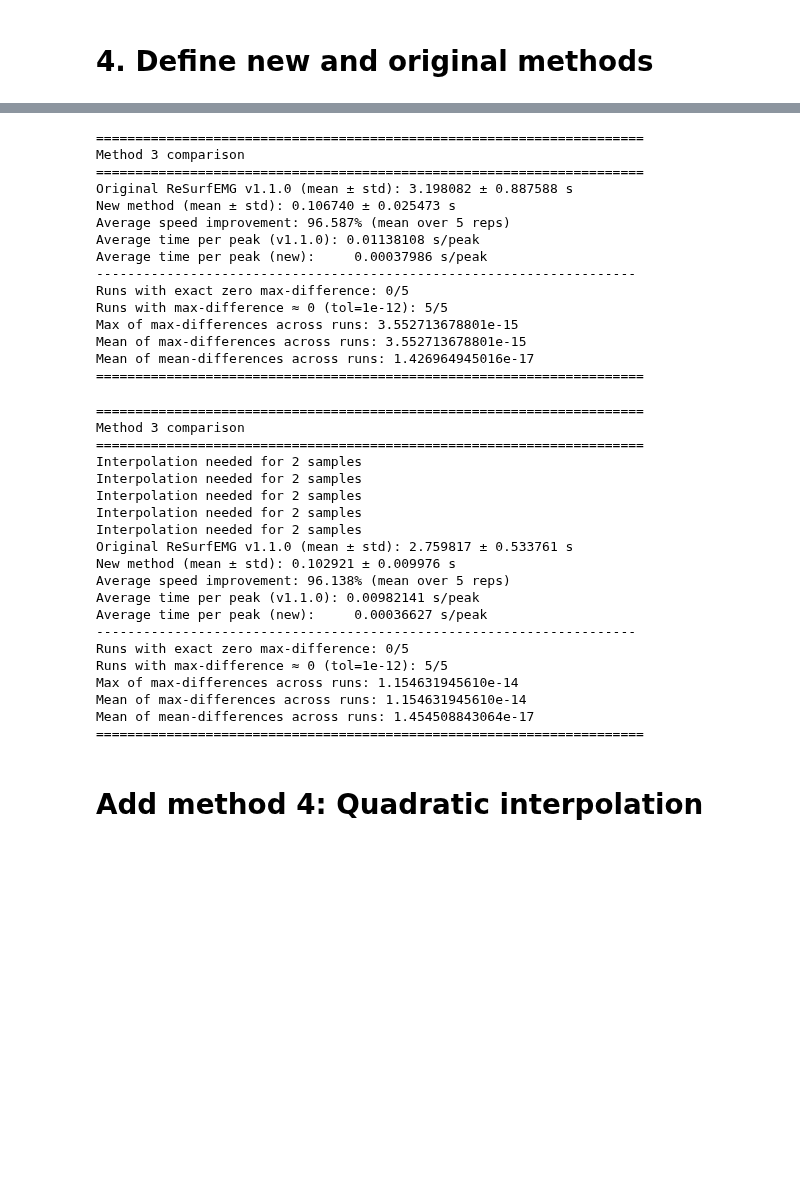
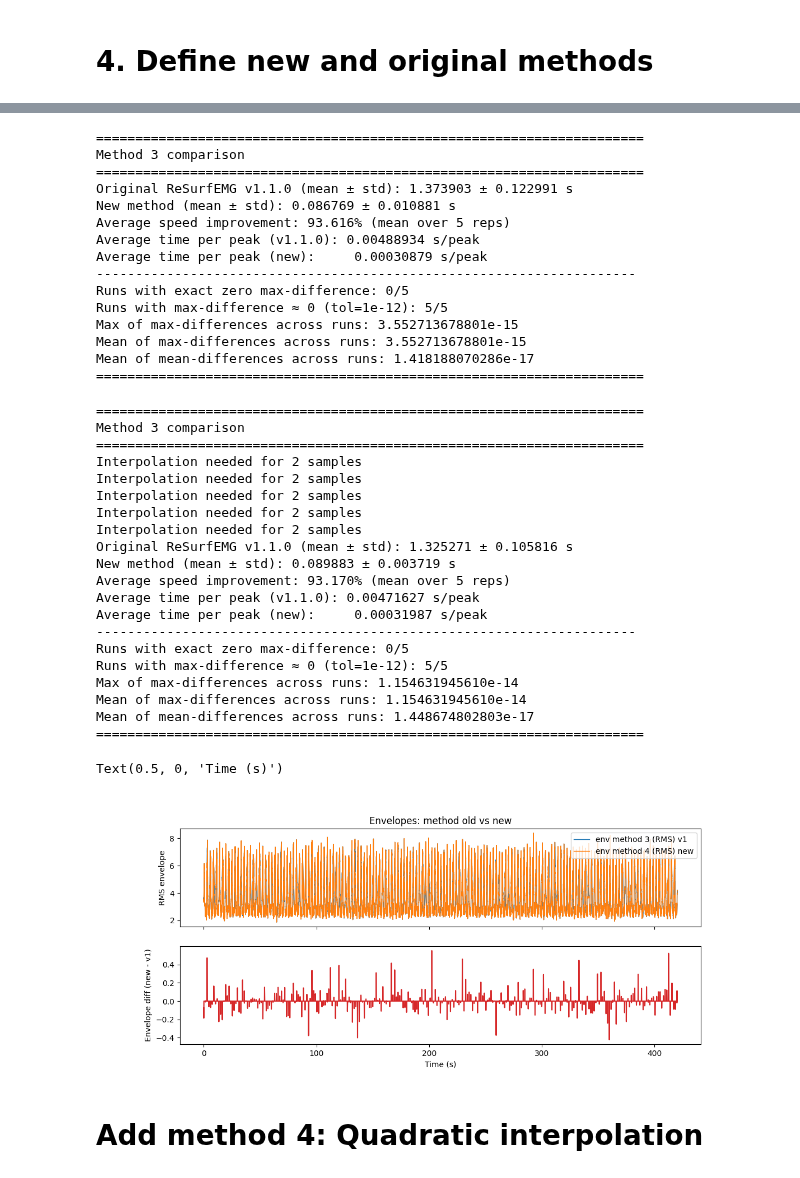
Before and after one commit to resurfemg-org/ReSurfEMG, a Jupyter notebook: notebooks/dev/feature_development/gating_np_interpolation.ipynb, the cells around one changed output, grey strips where cells are left out. Drawn from its saved outputs; the diff is of its cells as text; code cells hidden in the pictures; blank space fills up the shorter version.

```diff
--- a/notebooks/dev/feature_development/gating_np_interpolation.ipynb
+++ b/notebooks/dev/feature_development/gating_np_interpolation.ipynb
@@ -389,6 +389,7 @@ def gating_new(
             emg_raw_gated_base[gate_mask] = np.nan
             emg_raw_gated_rms = evl.full_rolling_rms(
                 emg_raw_gated_base, gate_width)
+            # emg_raw_gated_rms[gate_mask] = np.nan
 
             # Compute local mean of the RMS over a window of ~3*gate_widths
             w = max(1, 2 * int(1.5 * gate_width) + 1)
@@ -450,7 +451,8 @@ def gating_new(
             emg_raw_gated_base[gate_mask] = np.nan
             emg_raw_gated_rms = evl.full_rolling_rms(
                 emg_raw_gated_base, gate_width)
-            emg_raw_gated[gate_mask] = np.nan
+            emg_raw_gated_rms[gate_mask] = np.nan
+            # emg_raw_gated[gate_mask] = np.nan
 
             # Fit a local cubic (or lower-degree if needed) to RMS using
             local_mean = np.full(max_sample, np.nan)
@@ -739,17 +741,17 @@ print("======================================================================")
 ======================================================================
 Method 3 comparison
 ======================================================================
-Original ReSurfEMG v1.1.0 (mean ± std): 3.198082 ± 0.887588 s
-New method (mean ± std): 0.106740 ± 0.025473 s
-Average speed improvement: 96.587% (mean over 5 reps)
-Average time per peak (v1.1.0): 0.01138108 s/peak
-Average time per peak (new):     0.00037986 s/peak
+Original ReSurfEMG v1.1.0 (mean ± std): 1.373903 ± 0.122991 s
+New method (mean ± std): 0.086769 ± 0.010881 s
+Average speed improvement: 93.616% (mean over 5 reps)
+Average time per peak (v1.1.0): 0.00488934 s/peak
+Average time per peak (new):     0.00030879 s/peak
 ---------------------------------------------------------------------
 Runs with exact zero max-difference: 0/5
 Runs with max-difference ≈ 0 (tol=1e-12): 5/5
 Max of max-differences across runs: 3.552713678801e-15
 Mean of max-differences across runs: 3.552713678801e-15
-Mean of mean-differences across runs: 1.426964945016e-17
+Mean of mean-differences across runs: 1.418188070286e-17
 ======================================================================
 # %%
 # Add adjacent peaks
@@ -831,18 +833,42 @@ Interpolation needed for 2 samples
 Interpolation needed for 2 samples
 Interpolation needed for 2 samples
 Interpolation needed for 2 samples
-Original ReSurfEMG v1.1.0 (mean ± std): 2.759817 ± 0.533761 s
-New method (mean ± std): 0.102921 ± 0.009976 s
-Average speed improvement: 96.138% (mean over 5 reps)
-Average time per peak (v1.1.0): 0.00982141 s/peak
-Average time per peak (new):     0.00036627 s/peak
+Original ReSurfEMG v1.1.0 (mean ± std): 1.325271 ± 0.105816 s
+New method (mean ± std): 0.089883 ± 0.003719 s
+Average speed improvement: 93.170% (mean over 5 reps)
+Average time per peak (v1.1.0): 0.00471627 s/peak
+Average time per peak (new):     0.00031987 s/peak
 ---------------------------------------------------------------------
 Runs with exact zero max-difference: 0/5
 Runs with max-difference ≈ 0 (tol=1e-12): 5/5
 Max of max-differences across runs: 1.154631945610e-14
 Mean of max-differences across runs: 1.154631945610e-14
-Mean of mean-differences across runs: 1.454508843064e-17
+Mean of mean-differences across runs: 1.448674802803e-17
 ======================================================================
+# %%
+# Plot difference between original and new linear/rms (method 3)
+out_m3 = out_v1
+out_m4 = out_new
+diff_34 = out_m4 - out_m3
+# compute RMS envelopes and show a quick comparison
+env_m3 = evl.full_rolling_rms(out_m3, window)
+env_m4 = evl.full_rolling_rms(out_m4, window)
+diff_env = env_m4 - env_m3
+
+fig_env, ax_env = plt.subplots(2, 1, figsize=(12, 5), sharex=True)
+ax_env[0].plot(t_emg, env_m3, label='env method 3 (RMS) v1', color='tab:blue', lw=1)
+ax_env[0].plot(t_emg, env_m4, label='env method 4 (RMS) new', color='tab:orange', lw=1)
+ax_env[0].set_ylabel('RMS envelope')
+ax_env[0].set_title('Envelopes: method old vs new')
+ax_env[0].legend(loc='upper right')
+
+ax_env[1].plot(t_emg, diff_env, color='tab:red')
+ax_env[1].set_ylabel('Envelope diff (new - v1)')
+ax_env[1].set_xlabel('Time (s)')
+# plt.tight_layout()
+# %% [output]
+Text(0.5, 0, 'Time (s)')
+[figure, added]
 # %% [markdown]
 # Add method 4: Quadratic interpolation
 # %%
```
Also changed, not shown: parts of 5 cells of this notebook, 2 other files.
